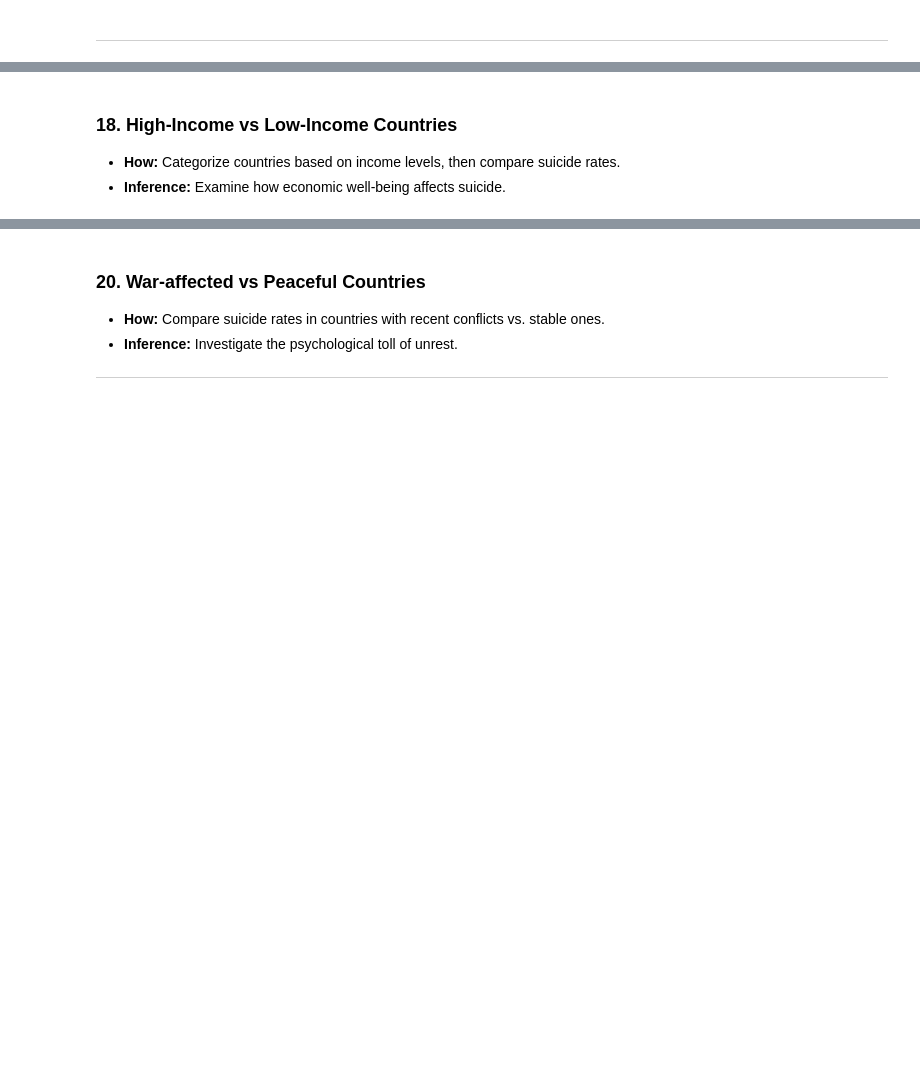
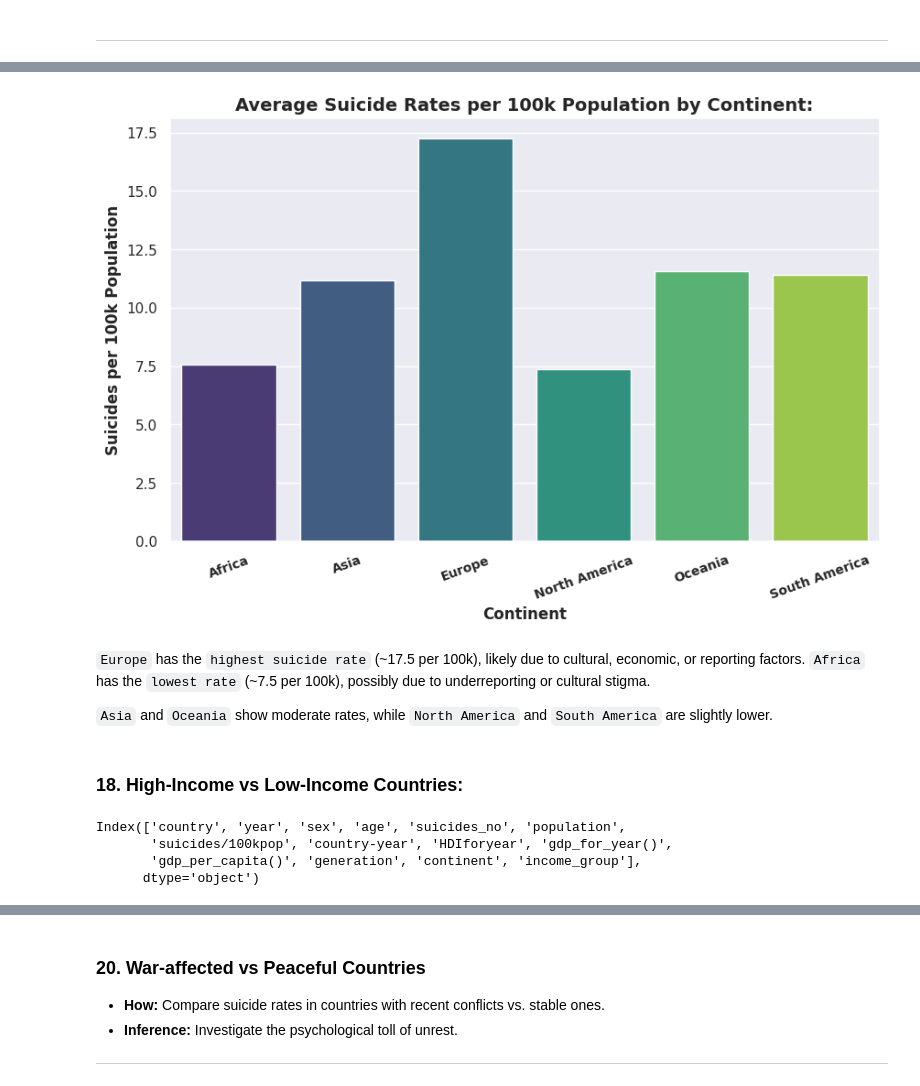
Before and after one commit to RussDai/Projects, a Jupyter notebook: 01_Data_Analysis/26_Suicide_Rates/data_analysis.ipynb, the cells around one changed output, grey strips where cells are left out. Cells and saved outputs as stored; diff of their text form; code cells hidden in the pictures; blank space fills up the shorter version.

```diff
--- a/01_Data_Analysis/26_Suicide_Rates/data_analysis.ipynb
+++ b/01_Data_Analysis/26_Suicide_Rates/data_analysis.ipynb
@@ -1068,0 +1124,4 @@ data.columns
+# %%
+# Aggregate suicide rates by continent:
+continent_data = data.groupby('continent')['suicides/100kpop'].mean().reset_index()
+continent_data
@@ -1069,5 +1136,24 @@ data.columns
+# %%
+plt.figure(figsize=(10, 6))
+sns.barplot(data=continent_data, x='continent', y='suicides/100kpop', palette='viridis', hue= "continent", legend= False)
+plt.title('Average Suicide Rates per 100k Population by Continent:', fontsize=14, fontweight='bold')
+plt.xlabel('Continent', fontsize=12, fontweight='bold')
+plt.ylabel('Suicides per 100k Population', fontsize=12, fontweight='bold')
+plt.xticks(rotation=20, fontsize=10, fontweight='bold')
+plt.show()
+# %% [output]
+[figure, added]
+# %% [markdown]
+`Europe` has the `highest suicide rate` (~17.5 per 100k), likely due to cultural, economic, or reporting factors.
+`Africa` has the `lowest rate` (~7.5 per 100k), possibly due to underreporting or cultural stigma.
+
+`Asia` and `Oceania` show moderate rates, while `North America` and `South America` are slightly lower.
 # %% [markdown]
-
-### 18. **High-Income vs Low-Income Countries**
-- **How:** Categorize countries based on income levels, then compare suicide rates.
-- **Inference:** Examine how economic well-being affects suicide.
+### 18. **High-Income vs Low-Income Countries:**
+# %%
+data.columns
+# %% [output]
+Index(['country', 'year', 'sex', 'age', 'suicides_no', 'population',
+       'suicides/100kpop', 'country-year', 'HDIforyear', 'gdp_for_year()',
+       'gdp_per_capita()', 'generation', 'continent', 'income_group'],
+      dtype='object')
```
Also changed, not shown: parts of 15 cells of this notebook.
